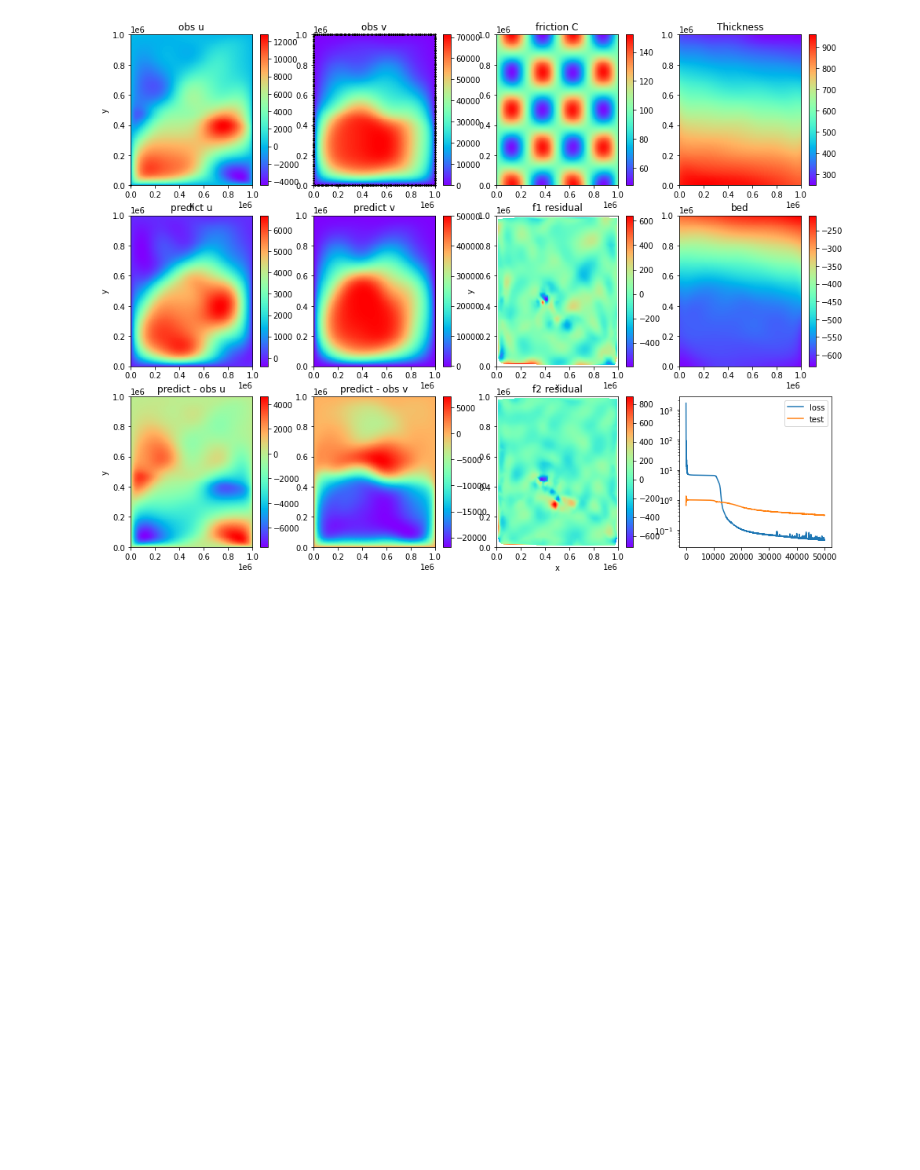
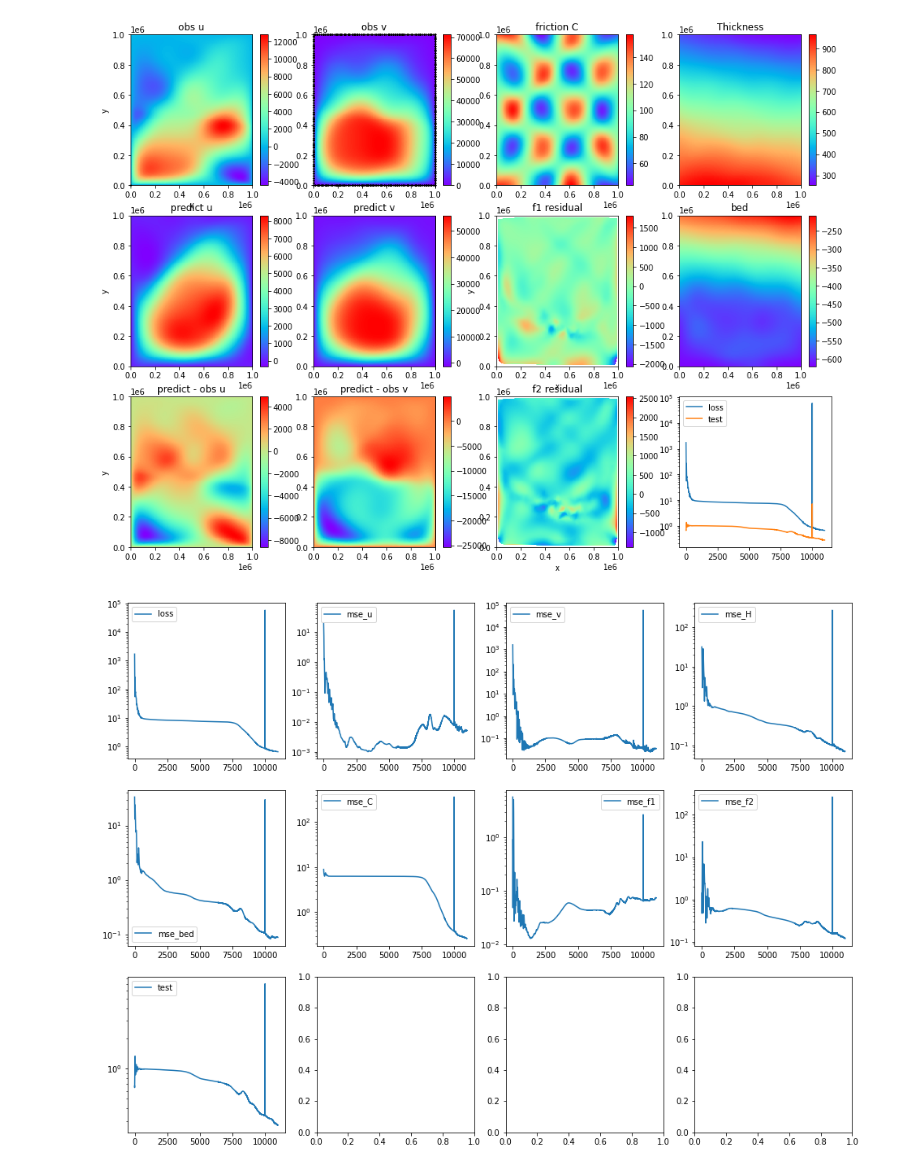
Before and after one commit to enigne/PINNS, a Jupyter notebook: test.ipynb, the cells around one changed output. Saved outputs shown, nothing was run; the diff lists cells and outputs as text; code cells hidden in the pictures; blank space fills up the shorter version.

Commit message:
fine tuning weights

```diff
--- a/test.ipynb
+++ b/test.ipynb
@@ -27,16 +27,16 @@ hp["N_f"] = 1000
 hp["layers"] = [2, 20, 20, 20, 20, 20, 20, 20, 20, 5]
 #hp["C_layers"] = [2, 20, 20, 20, 20, 20, 20, 20, 20, 1]
 # Setting up the TF SGD-based optimizer (set tf_epochs=0 to cancel it)
-hp["tf_epochs"] = 50000
+hp["tf_epochs"] = 10000
 hp["tf_lr"] = 0.001
 hp["tf_b1"] = 0.99
 hp["tf_eps"] = 1e-1
 # Setting up the quasi-newton LBGFS optimizer (set nt_epochs=0 to cancel it)
-hp["nt_epochs"] = 0
+hp["nt_epochs"] = 10000
 hp["nt_lr"] = 0.8
 hp["nt_ncorr"] = 50
 hp["log_frequency"] = 1000
-hp["use_tfp"] = False
+hp["use_tfp"] = True
 # Record the history
 hp["save_history"] = True
 # path for loading data and saving models
@@ -59,7 +59,7 @@ pinn = SSAAllNN(hp, logger, X_f,
         xub, xlb, uub, ulb,
         modelPath, reloadModel,
         eta=1.8157e8,
-        loss_weights=[1e-6, 1e-4, 1e-2, 1e-6])
+        loss_weights=[1e-6, 1e-3, 1e-2, 1e-6])
 
 X_u = pinn.tensor(X_u_train)
 u = pinn.tensor(u_train)
@@ -113,13 +113,16 @@ Training finished (epoch 50000): duration = 22:53  error = 3.0757e-01
 # %%
 # plot
 #plot_Helheim(pinn, X_f, X_u_train, u_train, xlb, xub)
 plot_Helheim_all(pinn, X_f, X_star, u_star, xlb, xub)
 
+# history
+plot_log_history(pinn)
 # fit the data
 #pinn.fit(X_u_train, u_train)
 #u_pred, v_pred = pinn.predict(X_star)
 
 # test
 #plot_H_bed(pinn, X_star, u_star, xlb, xub)
 # %% [output]
-[figure, old version]
+[figure, new version]
+[figure, added]
```
Also changed, not shown: parts of 2 cells of this notebook, 2 other files.
